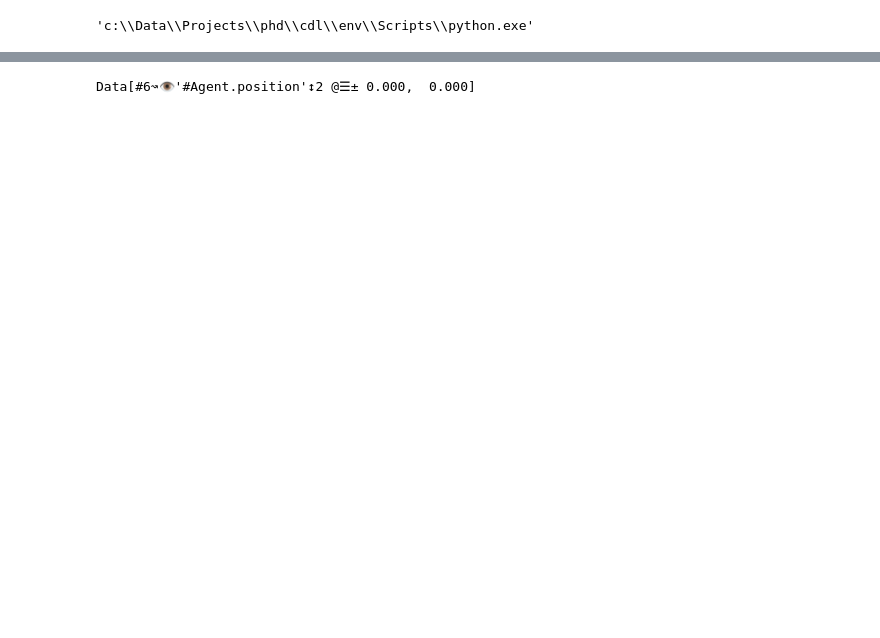
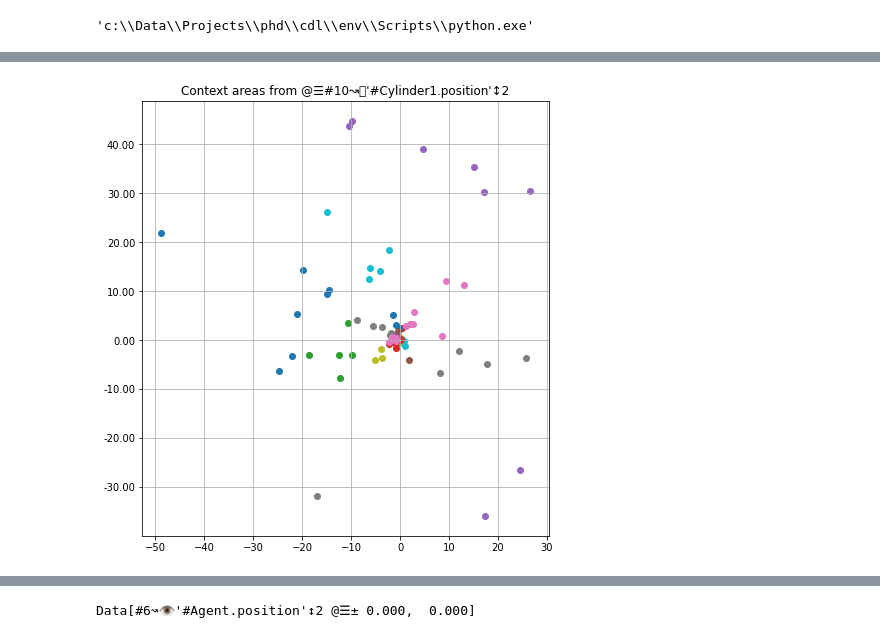
Before and after one commit to Pikalchemist/cdl, a Jupyter notebook: examples/test.ipynb, the cells around one changed output, grey strips where cells are left out. Cells and saved outputs as stored; diff of their text form; code cells hidden in the pictures; blank space fills up the shorter version.

```diff
--- a/examples/test.ipynb
+++ b/examples/test.ipynb
@@ -69,0 +115,4 @@ learner.train(50)
+# %%
+display(mo.contextSpacialization.visualizeAreas())
+# %% [output]
+[figure, added]
```
Also changed, not shown: parts of 38 cells of this notebook.
